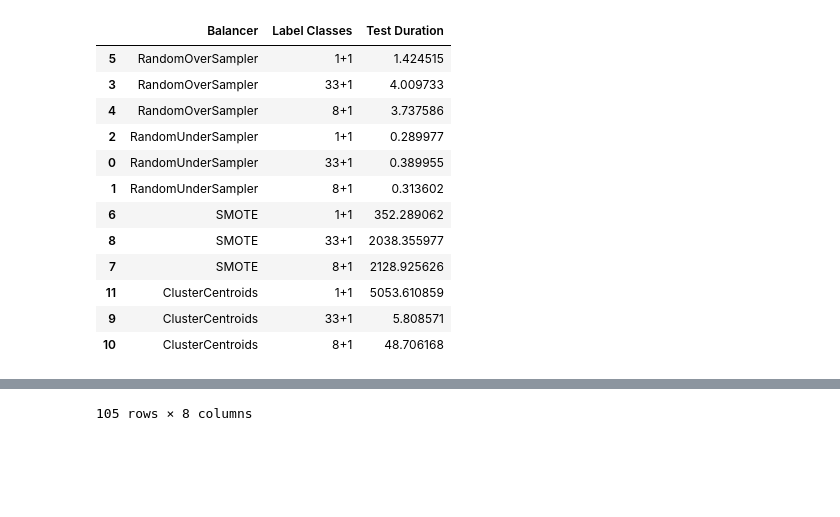
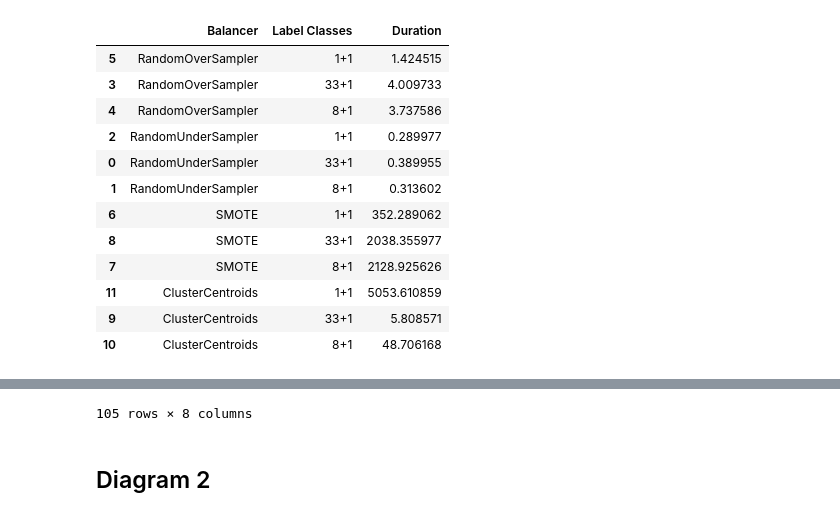
Before and after one commit to Keko787/Generating-a-Balanced-IoT-Cyber-Attack-Dataset-with-GAN-COIL-Collaboration-, a Jupyter notebook: graphs/results.ipynb, the cells around one changed output, grey strips where cells are left out. Cells and saved outputs as stored; diff of their text form; code cells hidden in the pictures; blank space fills up the shorter version.

```diff
--- a/graphs/results.ipynb
+++ b/graphs/results.ipynb
@@ -11,28 +13,28 @@ gan_metrics_rel_loc = ''
 gan_evaluator_metrics_rel_loc = ''
 # %%
 sampler_metrics = pd.read_json(sampler_metrics_rel_loc, orient='index')
-sampler_metrics.rename(columns={'Sampler': 'Balancer'}, inplace=True)
+sampler_metrics.rename(columns={'Sampler': 'Balancer', 'Test Duration': 'Duration'}, inplace=True)
 # Add GAN metrics when available
 if gan_metrics_rel_loc:
     gan_metrics = pd.read_json(gan_metrics_rel_loc,orient='index')
     balancer_metrics = pd.concat([sampler_metrics, gan_metrics], axis=1)
 else:
     balancer_metrics = sampler_metrics
 
 sampling_evaluator_metrics = pd.read_json(sampling_evaluator_metrics_rel_loc, orient='index')
-sampling_evaluator_metrics.rename(columns={'Sampler': 'Balancer'}, inplace=True)
+sampling_evaluator_metrics.rename(columns={'Sampler': 'Balancer', 'Test Duration': 'Duration'}, inplace=True)
 sampling_evaluator_metrics = sampling_evaluator_metrics.replace({'None': 'Unbalanced'})
 # Add GAN-balanced data trained evaluator metrics when available
 if gan_evaluator_metrics_rel_loc:
     gan_evaluator_metrics = pd.read_json(gan_evaluator_metrics_rel_loc, orient='index')
     evaluator_metrics = pd.concat([sampler_metrics, gan_evaluator_metrics], axis=1)
 else:
     evaluator_metrics = sampling_evaluator_metrics
 
 display(balancer_metrics)
 display(evaluator_metrics)
 # %% [output]
-|  | Balancer | Label Classes | Test Duration |
+|  | Balancer | Label Classes | Duration |
 | 5 | RandomOverSampler | 1+1 | 1.424515 |
 | 3 | RandomOverSampler | 33+1 | 4.009733 |
 | 4 | RandomOverSampler | 8+1 | 3.737586 |
@@ -63,4 +65,6 @@ metrics = ['Accuracy', 'Precision', 'Recall', 'F1']
 balancers = sampling_evaluator_metrics['Balancer'].unique().tolist()
 classes = sampling_evaluator_metrics['Label Classes'].unique().tolist()
 evaluators = sampling_evaluator_metrics['Evaluator'].unique().tolist()
+# %% [markdown]
+## Diagram 2
 # %%
```
Also changed, not shown: parts of 5 cells of this notebook.
